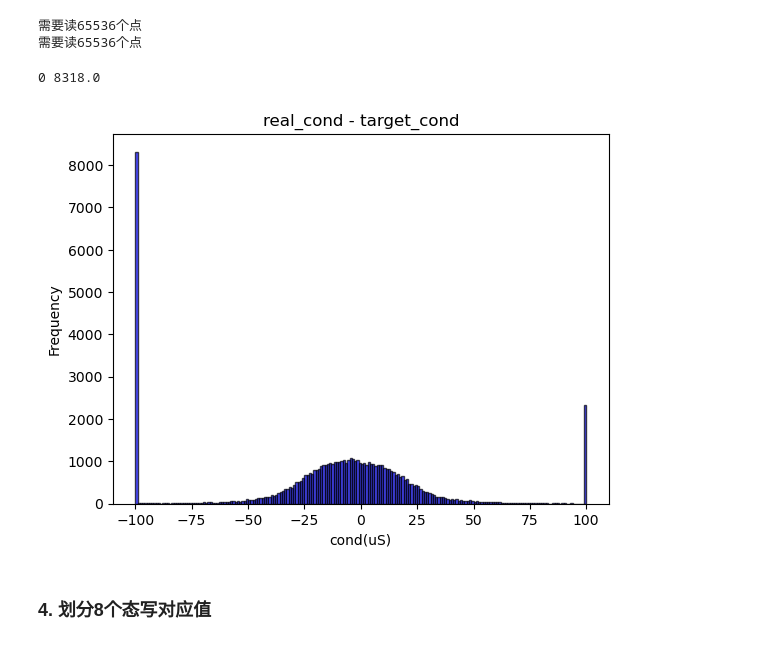
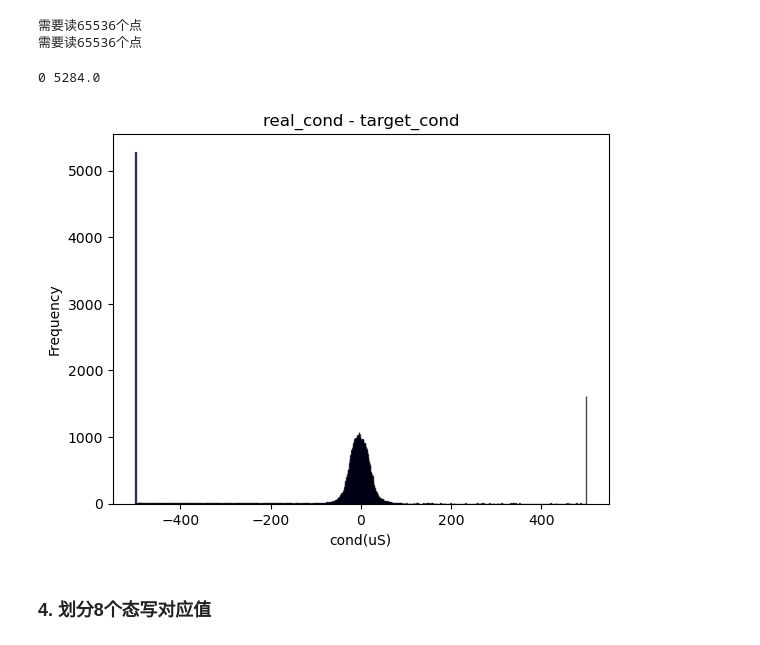
Before and after one commit to bei-meng/host_computer, a Jupyter notebook: 5写灰度图示例.ipynb, the cells around one changed output. Cells and saved outputs as stored; diff of their text form; code cells hidden in the pictures.

```diff
--- a/5写灰度图示例.ipynb
+++ b/5写灰度图示例.ipynb
@@ -169,28 +169,28 @@ cond_sub_base1 = chip.voltage_to_cond(voltage-voltage_base)
 需要读65536个点
 # %%
 cond_sub_base1 = np.load("result/error/cond_sub_base1.npy")
-upper_bound = 100
+upper_bound = 500
 lower_bound = -upper_bound
 interval = 1
 bin_edges = np.linspace(lower_bound, upper_bound, int((upper_bound-lower_bound)/interval)+1)
 data = (cond_sub_base1-cond_target).flatten()
 data[data<lower_bound]=lower_bound
 data[data>upper_bound]=upper_bound
 counts, bin_edges, _ = plt.hist(data, bins=bin_edges, color='blue', alpha=0.7, edgecolor='black')
 np.save(f"result/error/cond_sub_base1.npy", cond_sub_base1)
 max_count = np.max(counts)
 max_index = np.argmax(counts)
 print(max_index,max_count)
 # 添加标题和标签
 plt.title(f"real_cond - target_cond")
 plt.xlabel("cond(uS)")
 plt.ylabel("Frequency")
 
 plt.savefig(f"result/error/interval{interval}_{int(max_index)*interval}us_{int(max_index+1)*interval}us.png")  # 保存为 PNG 格式
 plt.show()
 # %% [output]
-0 8318.0
+0 5284.0
-[figure, old version]
+[figure, new version]
 # %% [markdown]
 ### 4. 划分8个态写对应值
 # %%
```
Also changed, not shown: 10 other files.
